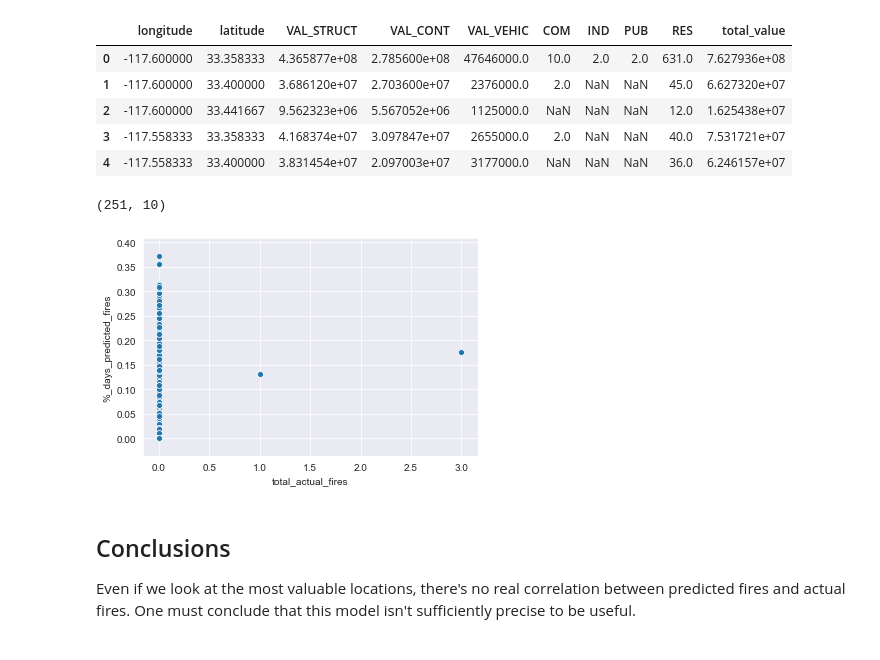
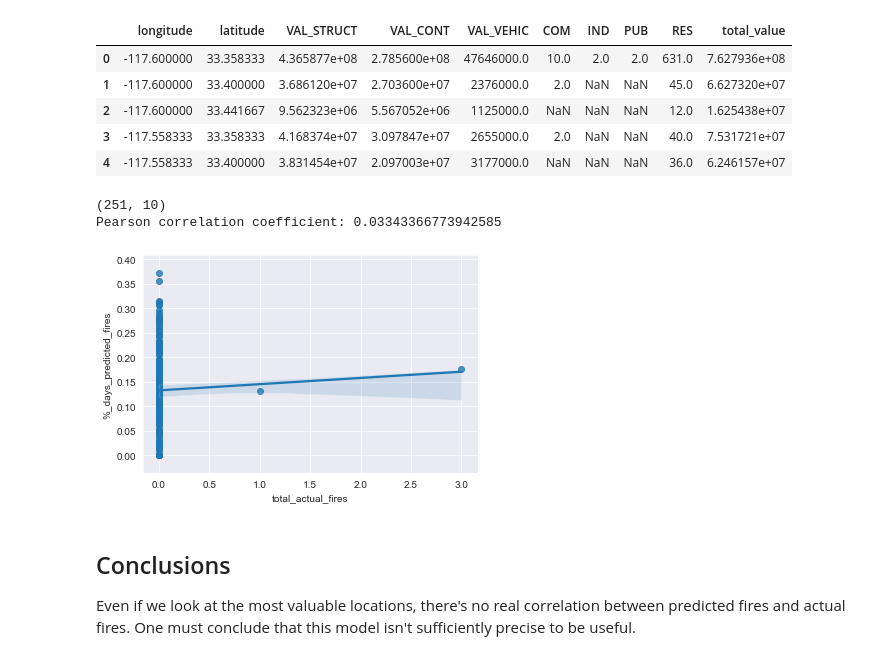
Before and after one commit to MCGallaspy/mas_dse_capstone, a Jupyter notebook: notebooks/fire_prediction_results_analysis/2. Preliminary analysis for 2019 economic data.ipynb, the cells around one changed output. Drawn from its saved outputs; the diff is of its cells as text; code cells hidden in the pictures.

```diff
--- a/notebooks/fire_prediction_results_analysis/2. Preliminary analysis for 2019 economic data.ipynb
+++ b/notebooks/fire_prediction_results_analysis/2. Preliminary analysis for 2019 economic data.ipynb
@@ -167,15 +167,18 @@ econ_df.head()
 # %%
 mask = (econ_df.total_value > econ_df.total_value.quantile(0.5))
 most_valuable_locations = econ_df[mask]
 print(most_valuable_locations.shape)
 most_valuable_lons = most_valuable_locations.longitude
 most_valuable_lats = most_valuable_locations.latitude
 mask = (yearly_totals_df.reset_index().latitude.isin(most_valuable_lats) &
        yearly_totals_df.reset_index().longitude.isin(most_valuable_lons))
-sns.scatterplot(data=yearly_totals_df.reset_index()[mask], x='total_actual_fires', y='%_days_predicted_fires');
+pearson = yearly_totals_df.reset_index().loc[mask, ['total_actual_fires', '%_days_predicted_fires']].corr().values[0][1]
+print("Pearson correlation coefficient:", pearson)
+sns.regplot(data=yearly_totals_df.reset_index()[mask], x='total_actual_fires', y='%_days_predicted_fires');
 # %% [output]
 (251, 10)
+Pearson correlation coefficient: 0.03343366773942585
-[figure, old version]
+[figure, new version]
 # %% [markdown]
 ## Conclusions
 
```
Also changed, not shown: parts of 2 cells of this notebook, 3 other files.
